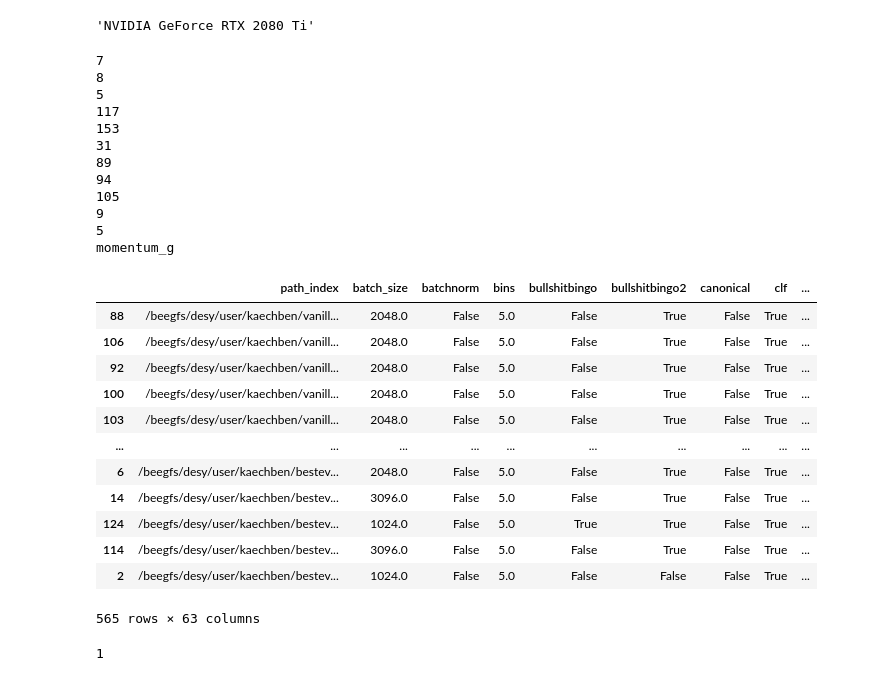
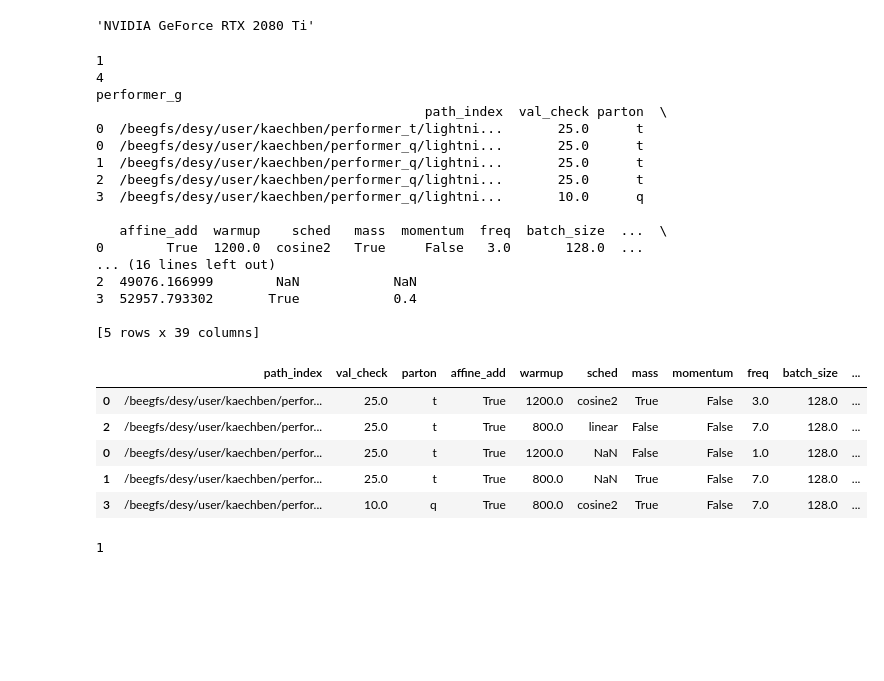
Before and after one commit to kaechb/LitJetNet, a Jupyter notebook: LitNF/Hyperparameters.ipynb, the cells around one changed output. Saved outputs shown, nothing was run; the diff lists cells and outputs as text; code cells hidden in the pictures; blank space fills up the shorter version.

```diff
--- a/LitNF/Hyperparameters.ipynb
+++ b/LitNF/Hyperparameters.ipynb
@@ -6,45 +6,44 @@ torch.cuda.get_device_name(0)
 # %%
 import pandas as pd
 from IPython.display import display
 df=pd.DataFrame()
-for name in ["pretrainedNF_","bestever_","final_cov_","momentum_"]:#[,"with_momentum_small_"]:
+for name in ["performer_"]:#[,"with_momentum_small_"]:"pretrainedNF_","bestever_","final_cov_","momentum_"
     for p in ["t","q","g"]:
         name_temp=name+p
         try:
             df=pd.concat((df,pd.read_csv("/beegfs/desy/user/kaechben/{}/summary.csv".format(name_temp))))
             print(len(pd.read_csv("/beegfs/desy/user/kaechben/{}/summary.csv".format(name_temp))))
         except:
-            print(name_temp)
+             print(name_temp)
+print(df)
 df=df[df.step>5000]
 with pd.option_context('display.max_rows', 10, 'display.max_columns', None):
 
     display(df.sort_values("val_fpnd"))
 # %% [output]
-7
-8
-5
-117
-153
-31
-89
-94
-105
-9
-5
-momentum_g
+1
+4
+performer_g
+                                          path_index  val_check parton  \
+0  /beegfs/desy/user/kaechben/performer_t/lightni...       25.0      t
+0  /beegfs/desy/user/kaechben/performer_q/lightni...       25.0      t
+1  /beegfs/desy/user/kaechben/performer_q/lightni...       25.0      t
+2  /beegfs/desy/user/kaechben/performer_q/lightni...       25.0      t
+3  /beegfs/desy/user/kaechben/performer_q/lightni...       10.0      q
+
+   affine_add  warmup    sched   mass  momentum  freq  batch_size  ...  \
+0        True  1200.0  cosine2   True     False   3.0       128.0  ...
+... (16 lines left out)
+2  49076.166999        NaN            NaN
+3  52957.793302       True            0.4
+
+[5 rows x 39 columns]
-|  | path_index | batch_size | batchnorm | bins | bullshitbingo | bullshitbingo2 | canonical | clf | ... |
-| 88 | /beegfs/desy/user/kaechben/vanill... | 2048.0 | False | 5.0 | False | True | False | True | ... |
-| 106 | /beegfs/desy/user/kaechben/vanill... | 2048.0 | False | 5.0 | False | True | False | True | ... |
-| 92 | /beegfs/desy/user/kaechben/vanill... | 2048.0 | False | 5.0 | False | True | False | True | ... |
-| 100 | /beegfs/desy/user/kaechben/vanill... | 2048.0 | False | 5.0 | False | True | False | True | ... |
-| 103 | /beegfs/desy/user/kaechben/vanill... | 2048.0 | False | 5.0 | False | True | False | True | ... |
-| ... | ... | ... | ... | ... | ... | ... | ... | ... | ... |
-| 6 | /beegfs/desy/user/kaechben/bestev... | 2048.0 | False | 5.0 | False | True | False | True | ... |
-| 14 | /beegfs/desy/user/kaechben/bestev... | 3096.0 | False | 5.0 | False | True | False | True | ... |
-| 124 | /beegfs/desy/user/kaechben/bestev... | 1024.0 | False | 5.0 | True | True | False | True | ... |
-| 114 | /beegfs/desy/user/kaechben/bestev... | 3096.0 | False | 5.0 | False | True | False | True | ... |
-| 2 | /beegfs/desy/user/kaechben/bestev... | 1024.0 | False | 5.0 | False | False | False | True | ... |
+|  | path_index | val_check | parton | affine_add | warmup | sched | mass | momentum | freq | batch_size | ... |
+| 0 | /beegfs/desy/user/kaechben/perfor... | 25.0 | t | True | 1200.0 | cosine2 | True | False | 3.0 | 128.0 | ... |
+| 2 | /beegfs/desy/user/kaechben/perfor... | 25.0 | t | True | 800.0 | linear | False | False | 7.0 | 128.0 | ... |
+| 0 | /beegfs/desy/user/kaechben/perfor... | 25.0 | t | True | 1200.0 | NaN | False | False | 1.0 | 128.0 | ... |
+| 1 | /beegfs/desy/user/kaechben/perfor... | 25.0 | t | True | 800.0 | NaN | True | False | 7.0 | 128.0 | ... |
+| 3 | /beegfs/desy/user/kaechben/perfor... | 10.0 | q | True | 800.0 | cosine2 | True | False | 7.0 | 128.0 | ... |
-565 rows × 63 columns
 # %%
 print(1)
 # %% [output]
```
Also changed, not shown: 8 other files.
